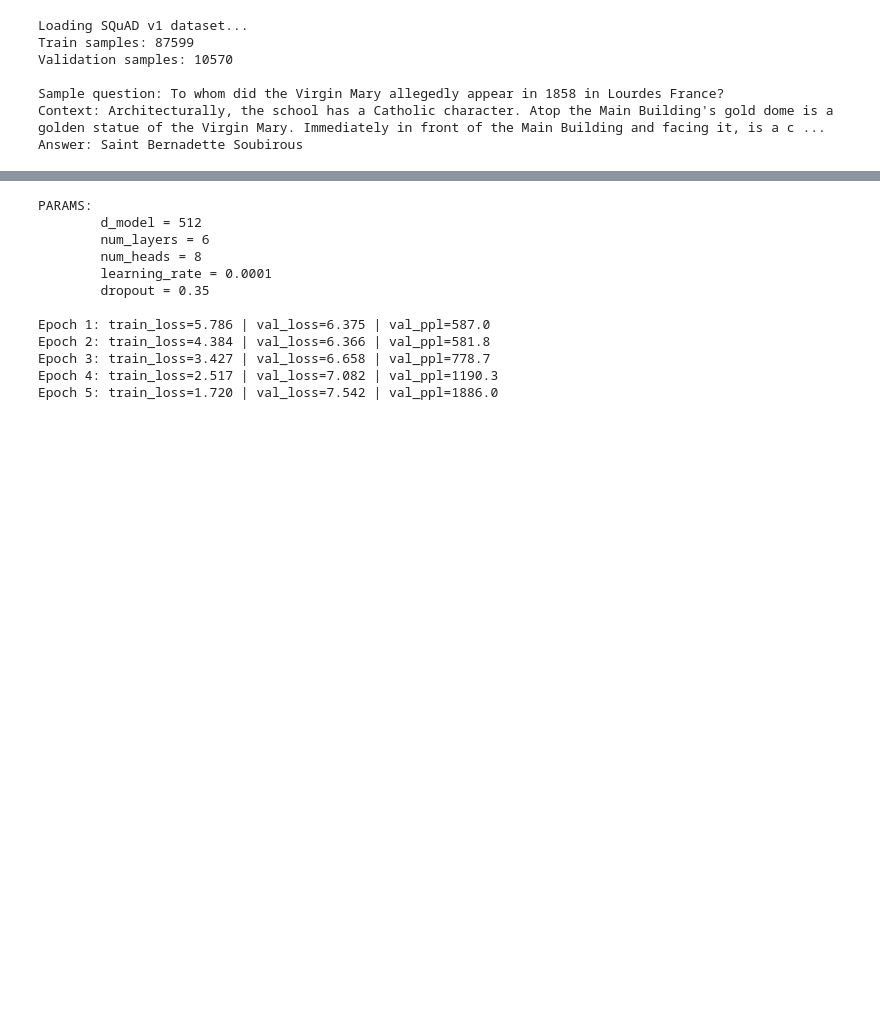
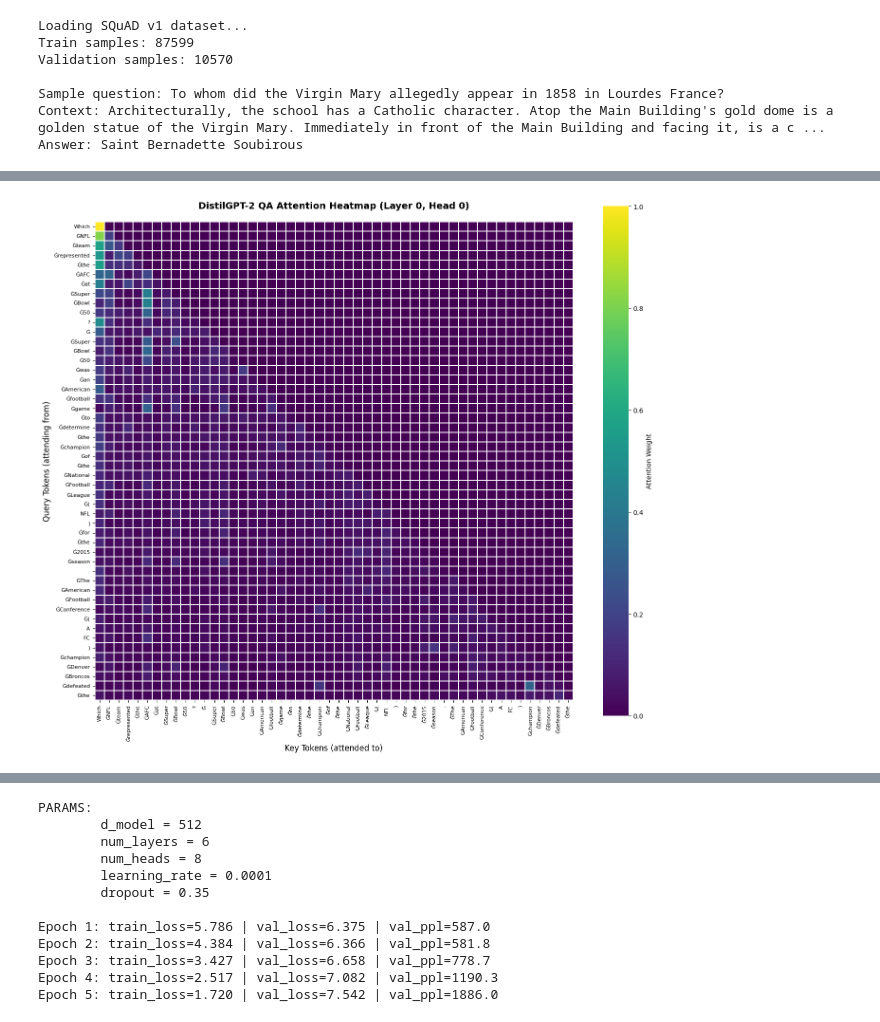
Before and after one commit to jorrynli/nlp-final, a Jupyter notebook: transformer.ipynb, the cells around one changed output, grey strips where cells are left out. Cells and saved outputs as stored; diff of their text form; code cells hidden in the pictures; blank space fills up the shorter version.

```diff
--- a/transformer.ipynb
+++ b/transformer.ipynb
@@ -1185,10 +1093 @@ Prediction:  American football game to determine the champion of the National Fo
 ----------------------------------------------------------------------
-# %%
-# First, switch to eager attention
-qa_model.config.attn_impl = "eager"
-
-# Then enable output attentions
-qa_model.config.output_attentions = True
-
-# Make sure model is in eval mode
-qa_model.eval()
@@ -1424,0 +1116,88 @@ SUMMARY AND CONCLUSIONS
+# %%
+import matplotlib.pyplot as plt
+import seaborn as sns
+from transformers import GPT2Config, GPT2ForQuestionAnswering
+
+sample_example = val_subset[0]
+question = sample_example['question']
+context = sample_example['context'][:300]
+
+print("Extracting attention weights from DistilGPT-2 (QA Model)...")
+print(f"Question: {question}")
+print(f"Context: {context[:100]}...")
+
+text = question + "  " + context
+inputs = qa_tokenizer(text, return_tensors="pt", truncation=True, max_length=512).to(DEVICE)
+
+if not qa_model.config.output_attentions:
+    config = GPT2Config.from_pretrained("distilgpt2", output_attentions=True)
+    qa_model = GPT2ForQuestionAnswering.from_pretrained("distilgpt2", config=config).to(DEVICE)
+
+qa_model.eval()
+with torch.no_grad():
+    outputs = qa_model(**inputs, output_attentions=True, return_dict=True)
+
+attentions = outputs.attentions
+
+if attentions is not None and len(attentions) > 0:
+    valid_layer = None
+    for i, attn in enumerate(attentions):
+        if attn is not None:
+            valid_layer = i
+            break
+
+    if valid_layer is None:
+        raise ValueError("All attention layers are None. The model may not support output_attentions.")
+
+    tokens = qa_tokenizer.convert_ids_to_tokens(inputs["input_ids"][0])
+    max_tokens = min(50, len(tokens))
+    tokens_display = tokens[:max_tokens]
+
+    last_layer = None
+    for i in range(len(attentions) - 1, -1, -1):
+        if attentions[i] is not None:
+            last_layer = i
+            break
+
+    if last_layer is not None:
+        attention_all_heads = attentions[last_layer][0]
+        attention_avg = attention_all_heads.mean(dim=0).detach().cpu().numpy()
+        attention_matrix = attention_avg[:max_tokens, :max_tokens]
+
+        print(f"\nSuccessfully extracted attention weights")
+        print(f"Number of layers: {len(attentions)}")
+        print(f"Attention matrix shape: {attention_matrix.shape}")
+        print(f"Sample tokens: {tokens_display[:15]}")
+        print(f"\nAttention Statistics:")
+        print(f"  Max attention weight: {attention_matrix.max():.4f}")
+        print(f"  Mean attention weight: {attention_matrix.mean():.4f}")
+        print(f"  Attention to self (diagonal mean): {np.diag(attention_matrix).mean():.4f}")
+        print(f"\nNote: This is a decoder-only model with causal attention.")
+        print(f"      Tokens can only attend to previous tokens (upper triangular pattern).")
+
+        print(f"\n" + "="*70)
+        print(f"Visualizing a specific attention head (Layer {valid_layer}, Head 0)")
+        print("="*70)
+
+        attention_head = attentions[valid_layer][0][0].detach().cpu().numpy()
+        attention_head_display = attention_head[:max_tokens, :max_tokens]
+
+        plt.figure(figsize=(14, 12))
+        sns.heatmap(attention_head_display,
+                    xticklabels=tokens_display,
+                    yticklabels=tokens_display,
+                    cmap='viridis',
+                    cbar_kws={'label': 'Attention Weight'},
+                    square=True,
+                    linewidths=0.1)
+        plt.title(f'DistilGPT-2 QA Attention Heatmap (Layer {valid_layer}, Head 0)',
+                  fontsize=14, fontweight='bold', pad=20)
+        plt.xlabel('Key Tokens (attended to)', fontsize=12)
+        plt.ylabel('Query Tokens (attending from)', fontsize=12)
+        plt.xticks(rotation=90, fontsize=8)
+        plt.yticks(rotation=0, fontsize=8)
+        plt.tight_layout()
+        plt.show()
+else:
+    raise ValueError("Could not extract attention weights from model outputs.")
+# %% [output]
@@ -1425,3 +1224,4 @@ SUMMARY AND CONCLUSIONS
+[figure, added]
 # %%
 def prepare_qa_sequences(dataset, max_docs=None):
     sequences = []
```
Also changed, not shown: parts of 43 cells of this notebook.
